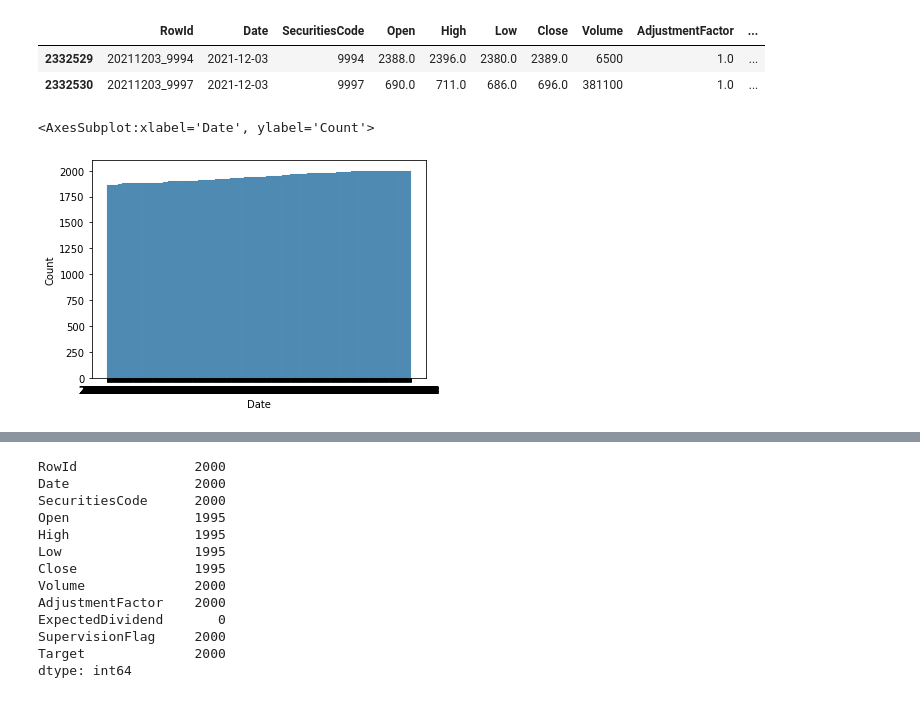
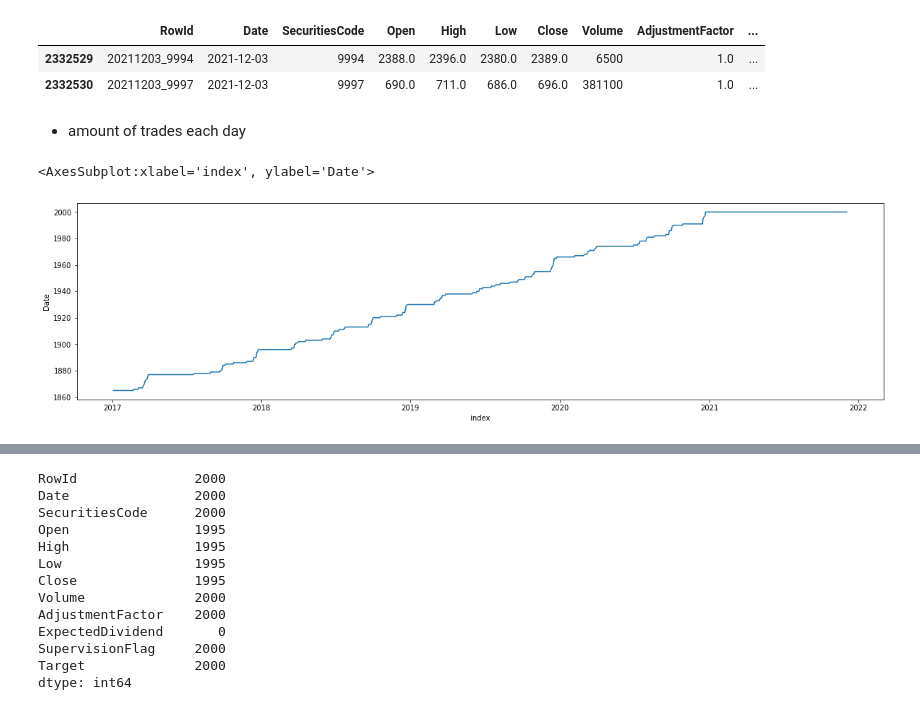
Before and after one commit to valentina-bec/tokyo-stock-exchange, a Jupyter notebook: data.ipynb, the cells around one changed output, grey strips where cells are left out. Saved outputs shown, nothing was run; the diff lists cells and outputs as text; code cells hidden in the pictures.

```diff
--- a/data.ipynb
+++ b/data.ipynb
@@ -83,9 +184,13 @@ prices.tail(2)
 |  | RowId | Date | SecuritiesCode | Open | High | Low | Close | Volume | AdjustmentFactor | ... |
 | 2332529 | 20211203_9994 | 2021-12-03 | 9994 | 2388.0 | 2396.0 | 2380.0 | 2389.0 | 6500 | 1.0 | ... |
 | 2332530 | 20211203_9997 | 2021-12-03 | 9997 | 690.0 | 711.0 | 686.0 | 696.0 | 381100 | 1.0 | ... |
-# %%
-import seaborn as sns
-sns.histplot(prices.Date)
-# %% [output]
-<AxesSubplot:xlabel='Date', ylabel='Count'>
-[figure, removed]
+# %% [markdown]
+- amount of trades each day
+# %%
+count = pd.DataFrame(prices.Date.value_counts().reset_index())
+count.head()
+plt.figure(figsize = (20,5))
+sns.lineplot(data = count, x= 'index', y ='Date')
+# %% [output]
+<AxesSubplot:xlabel='index', ylabel='Date'>
+[figure, added]
```
Also changed, not shown: parts of 35 cells of this notebook.
